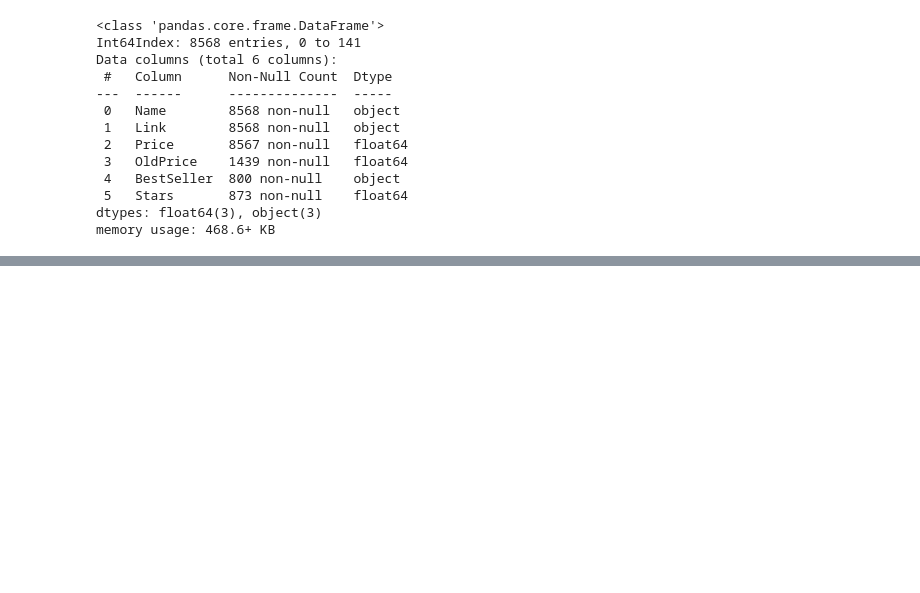
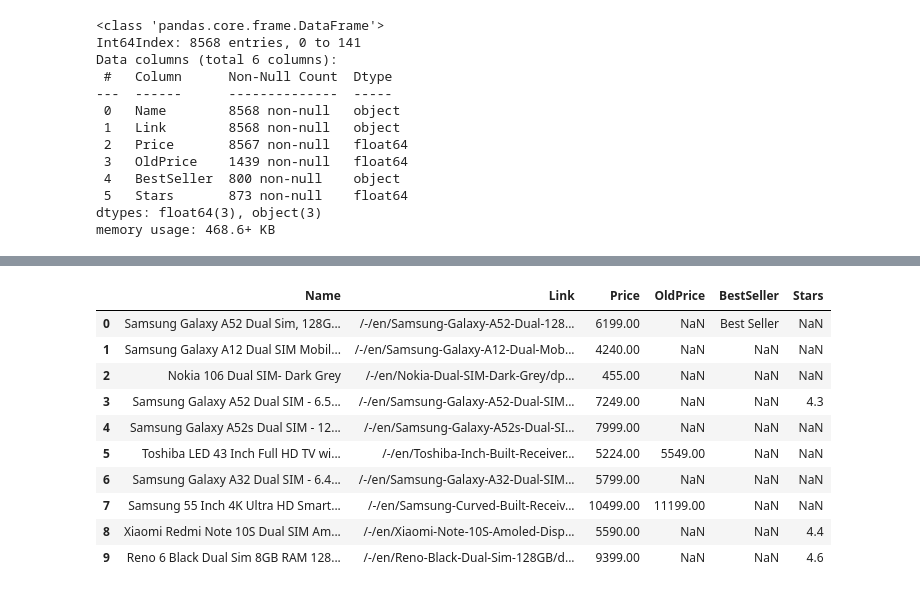
Before and after one commit to Mahmodev/Prices-analysis, a Jupyter notebook: Untitled.ipynb, the cells around one changed output, grey strips where cells are left out. Cells and saved outputs as stored; diff of their text form; code cells hidden in the pictures; blank space fills up the shorter version.

Commit message:
new dataset of electronics and its insights

```diff
--- a/Untitled.ipynb
+++ b/Untitled.ipynb
@@ -101,3 +101,12 @@ sorted_df.head(200)
 | 1447 | Samsung Galaxy Note 10 Original C... | /-/en/Samsung-Galaxy-Original-Cle... | 737.00 | 1118.40 | NaN | 4.5 | 34.102289 |
 | 1833 | Back Cover Defender King Kong For... | /-/en/Back-Cover-Defender-King-Tr... | 24.74 | 37.51 | NaN | NaN | 34.044255 |
 | 774 | case clear for sony xperia xz pre... | /-/en/case-clear-sony-xperia-prem... | 24.74 | 37.51 | NaN | NaN | 34.044255 |
+# %%
+ndf1 = pd.read_csv('Datasets/elec_may_21/1.csv')
+ndf2 = pd.read_csv('Datasets/elec_may_21/2.csv')
+ndf3 = pd.read_csv('Datasets/elec_may_21/3.csv')
+ndf4 = pd.read_csv('Datasets/elec_may_21/4.csv')
+ndf5 = pd.read_csv('Datasets/elec_may_21/5.csv')
+ndf6 = pd.read_csv('Datasets/elec_may_21/6.csv')
+ndf7 = pd.read_csv('Datasets/elec_may_21/7.csv')
+ndf8 = pd.read_csv('Datasets/elec_may_21/8.csv')
@@ -103,0 +123,14 @@ sorted_df.head(200)
+# %%
+ngdf.head(10)
+# %% [output]
+|  | Name | Link | Price | OldPrice | BestSeller | Stars |
+| 0 | Samsung Galaxy A52 Dual Sim, 128G... | /-/en/Samsung-Galaxy-A52-Dual-128... | 6199.00 | NaN | Best Seller | NaN |
+| 1 | Samsung Galaxy A12 Dual SIM Mobil... | /-/en/Samsung-Galaxy-A12-Dual-Mob... | 4240.00 | NaN | NaN | NaN |
+| 2 | Nokia 106 Dual SIM- Dark Grey | /-/en/Nokia-Dual-SIM-Dark-Grey/dp... | 455.00 | NaN | NaN | NaN |
+| 3 | Samsung Galaxy A52 Dual SIM - 6.5... | /-/en/Samsung-Galaxy-A52-Dual-SIM... | 7249.00 | NaN | NaN | 4.3 |
+| 4 | Samsung Galaxy A52s Dual SIM - 12... | /-/en/Samsung-Galaxy-A52s-Dual-SI... | 7999.00 | NaN | NaN | NaN |
+| 5 | Toshiba LED 43 Inch Full HD TV wi... | /-/en/Toshiba-Inch-Built-Receiver... | 5224.00 | 5549.00 | NaN | NaN |
+| 6 | Samsung Galaxy A32 Dual SIM - 6.4... | /-/en/Samsung-Galaxy-A32-Dual-SIM... | 5799.00 | NaN | NaN | NaN |
+| 7 | Samsung 55 Inch 4K Ultra HD Smart... | /-/en/Samsung-Curved-Built-Receiv... | 10499.00 | 11199.00 | NaN | NaN |
+| 8 | Xiaomi Redmi Note 10S Dual SIM Am... | /-/en/Xiaomi-Note-10S-Amoled-Disp... | 5590.00 | NaN | NaN | 4.4 |
+| 9 | Reno 6 Black Dual Sim 8GB RAM 128... | /-/en/Reno-Black-Dual-Sim-128GB/d... | 9399.00 | NaN | NaN | 4.6 |
```
Also changed, not shown: parts of 10 cells of this notebook.
